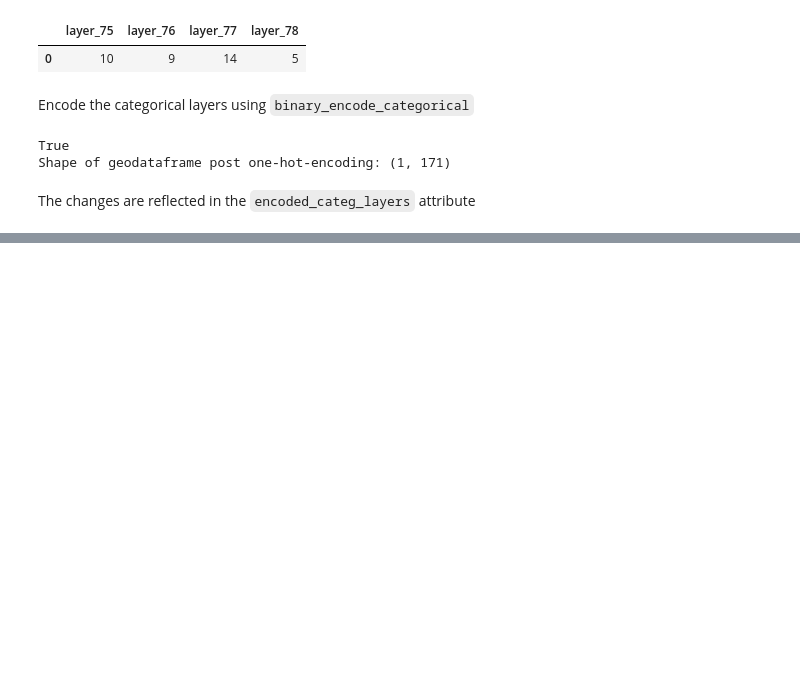
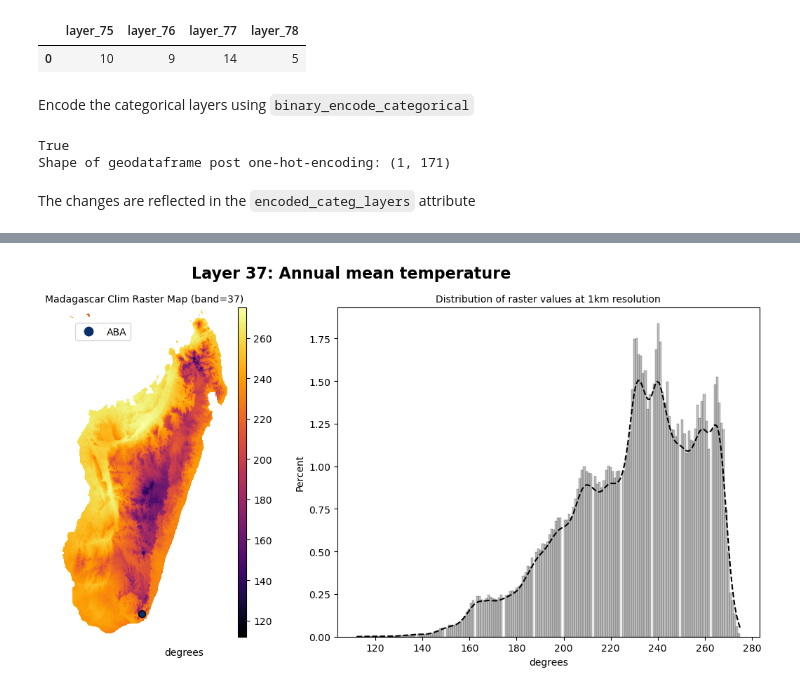
Before and after one commit to tahiri-lab/py_madaclim, a Jupyter notebook: example/full_walktrhough.ipynb, the cells around one changed output, grey strips where cells are left out. Saved outputs shown, nothing was run; the diff lists cells and outputs as text; code cells hidden in the pictures; blank space fills up the shorter version.

```diff
--- a/example/full_walktrhough.ipynb
+++ b/example/full_walktrhough.ipynb
@@ -737,0 +761,5 @@ print(spe1.encoded_categ_layers)
+# %%
+# Base visualization for continuous layers
+spe1.plot_on_layer(bioclim_labels[0])
+# %% [output]
+[figure, added]
```
Also changed, not shown: parts of 21 cells of this notebook.
